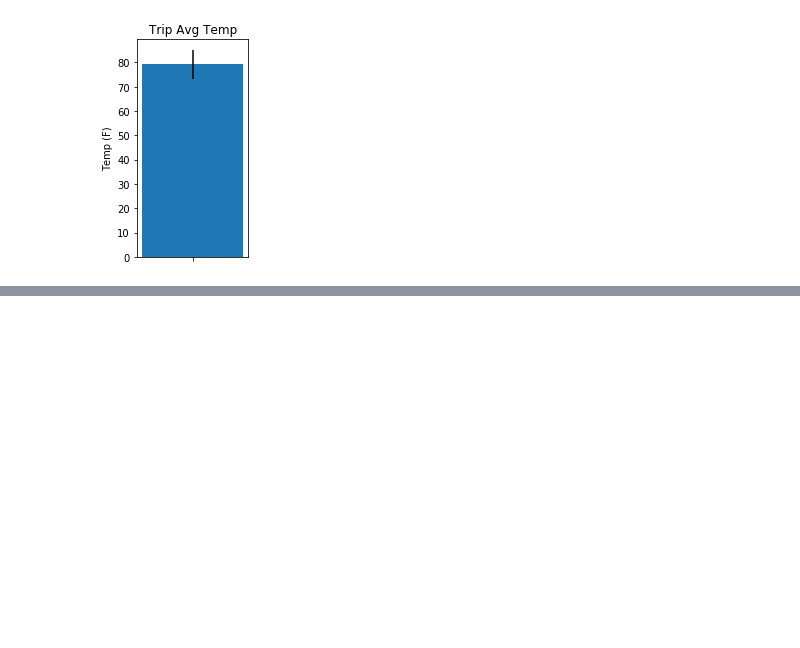
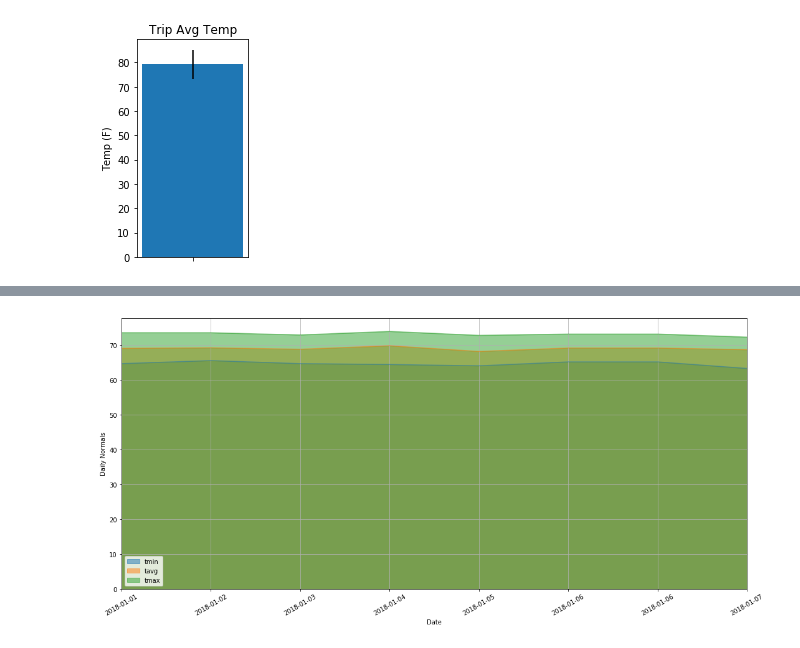
Before and after one commit to aleontiev-sf/Assignment9, a Jupyter notebook: climate_analysis.ipynb, the cells around one changed output, grey strips where cells are left out. Drawn from its saved outputs; the diff is of its cells as text; code cells hidden in the pictures; blank space fills up the shorter version.

```diff
--- a/climate_analysis.ipynb
+++ b/climate_analysis.ipynb
@@ -237,0 +257,31 @@ plt.show()
+# %%
+# This function calculates daily normals for a given date that's passed in as a parameter.
+# Returned values are: date, average low, average mean and average max temperatures for the date.
+#
+def daily_normals(date):
+    decon = date.split('-')
+    month = decon[1]
+    day = decon[2]
+    s = '%' + month + '-' + day
+    min_temps = session.query(Measurements.date, func.min(Measurements.tobs)).\
+                filter(Measurements.date.like(s)).\
+                group_by(Measurements.date).order_by(Measurements.date).all()
+    avg_temps = session.query(Measurements.date, func.avg(Measurements.tobs)).\
+                filter(Measurements.date.like(s)).\
+                group_by(Measurements.date).order_by(Measurements.date).all()
+    max_temps = session.query(Measurements.date, func.max(Measurements.tobs)).\
+                filter(Measurements.date.like(s)).\
+                group_by(Measurements.date).order_by(Measurements.date).all()
+    day_tup = (date, (sum(t[1] for t in min_temps)/len(min_temps)), (sum(t[1] for t in avg_temps)/len(avg_temps)), \
+          (sum(t[1] for t in max_temps)/len(max_temps)))
+    return day_tup
+# %%
+# Construct a list of daily normals for a ranges of dates: 1/1/18 to 1/7/18.
+#
+date_list = []
+for j in ('2018-01-01', '2018-01-02', '2018-01-03', '2018-01-04', '2018-01-05', '2018-01-06', '2018-01-06', '2018-01-07'):
+    date_list.append(daily_normals(j))
+
+# Convert the list of tuples to a dataframe
+normals_df = pd.DataFrame.from_records(date_list, columns=['date', 'tmin', 'tavg', 'tmax'])
+normals_df.head()
@@ -237,0 +295,9 @@ plt.show()
+# %%
+# Produce an area plot of daily normals contained in normals_df
+normals_df.plot(x='date', figsize = (18,8), kind='area', rot = 30, legend=True, stacked=False)
+plt.grid(True)
+plt.xlabel("Date")
+plt.ylabel("Daily Normals")
+plt.show()
+# %% [output]
+[figure, added]
```
Also changed, not shown: parts of 4 cells of this notebook.
